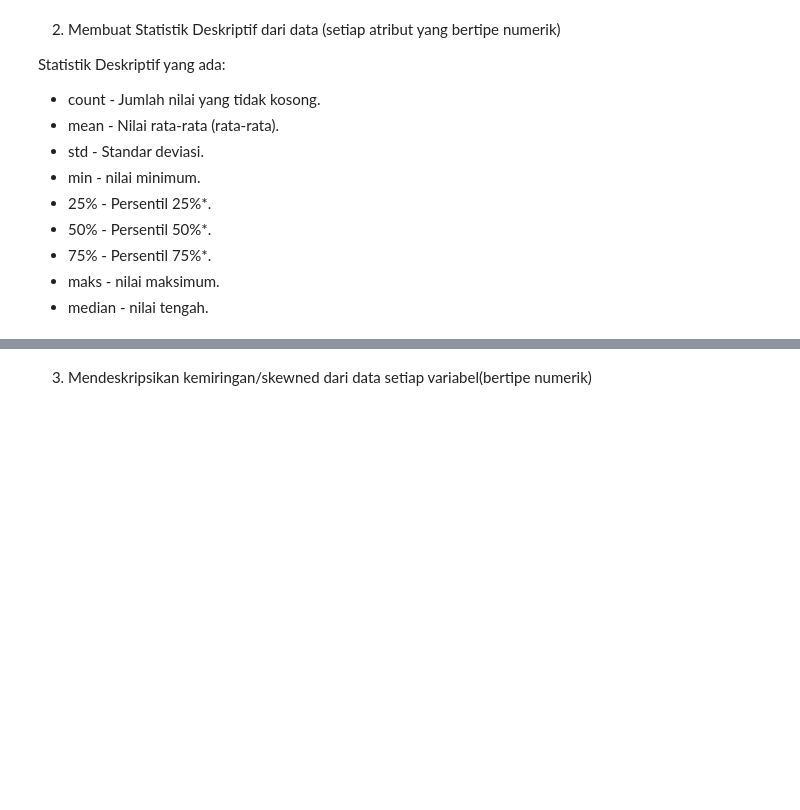
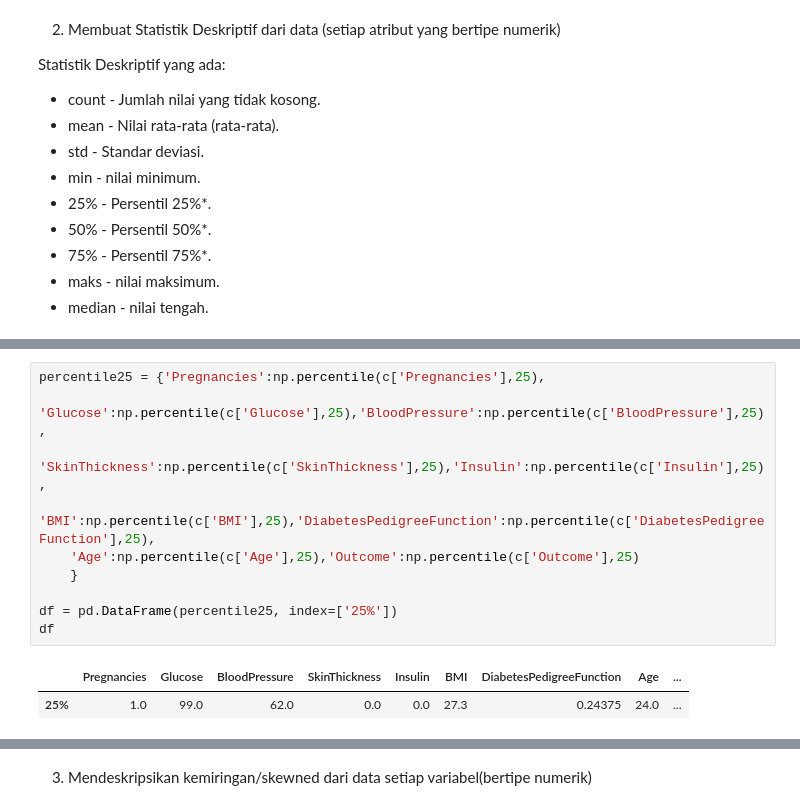
Before and after one commit to Amelia039/datamining, a Jupyter notebook: _sources/notebooks.ipynb, the cells around one changed output, grey strips where cells are left out. Drawn from its saved outputs; the diff is of its cells as text; blank space fills up the shorter version.

```diff
--- a/_sources/notebooks.ipynb
+++ b/_sources/notebooks.ipynb
@@ -130,0 +269,13 @@ df
+# %%
+percentile25 = {'Pregnancies':np.percentile(c['Pregnancies'],25),
+		'Glucose':np.percentile(c['Glucose'],25),'BloodPressure':np.percentile(c['BloodPressure'],25),
+    'SkinThickness':np.percentile(c['SkinThickness'],25),'Insulin':np.percentile(c['Insulin'],25),
+    'BMI':np.percentile(c['BMI'],25),'DiabetesPedigreeFunction':np.percentile(c['DiabetesPedigreeFunction'],25),
+    'Age':np.percentile(c['Age'],25),'Outcome':np.percentile(c['Outcome'],25)
+    }
+
+df = pd.DataFrame(percentile25, index=['25%'])
+df
+# %% [output]
+|  | Pregnancies | Glucose | BloodPressure | SkinThickness | Insulin | BMI | DiabetesPedigreeFunction | Age | ... |
+| 25% | 1.0 | 99.0 | 62.0 | 0.0 | 0.0 | 27.3 | 0.24375 | 24.0 | ... |
```
Also changed, not shown: parts of 34 cells of this notebook, 14 other files.
